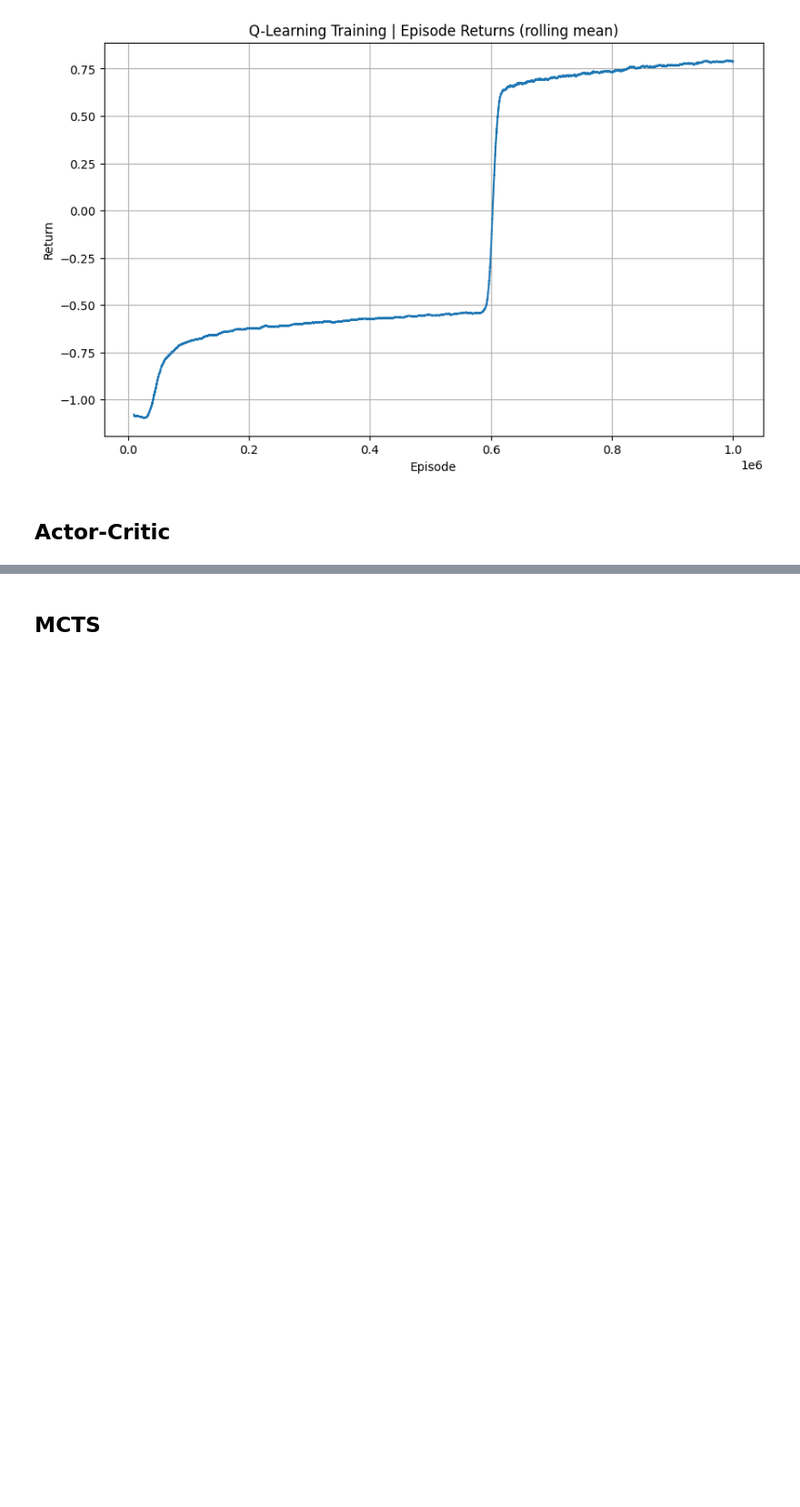
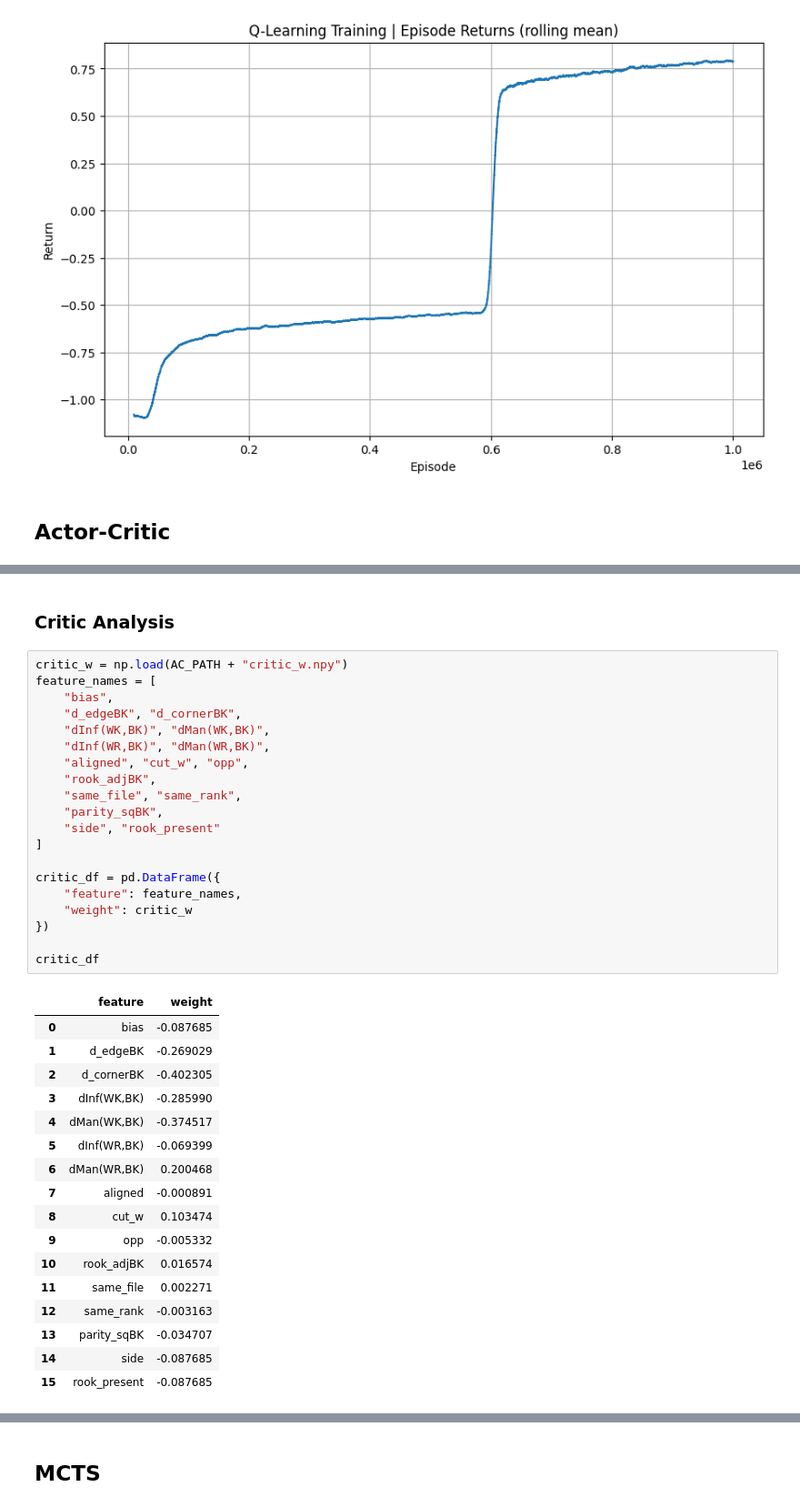
Before and after one commit to giovanni-lucarelli/chess, a Jupyter notebook: results.ipynb, the cells around one changed output, grey strips where cells are left out. Shown: that part at 91% size. Drawn from its saved outputs; the diff is of its cells as text; blank space fills up the shorter version.

```diff
--- a/results.ipynb
+++ b/results.ipynb
@@ -444,0 +459,40 @@ df
+# %% [markdown]
+### Critic Analysis
+# %%
+critic_w = np.load(AC_PATH + "critic_w.npy")
+feature_names = [
+    "bias",
+    "d_edgeBK", "d_cornerBK",
+    "dInf(WK,BK)", "dMan(WK,BK)",
+    "dInf(WR,BK)", "dMan(WR,BK)",
+    "aligned", "cut_w", "opp",
+    "rook_adjBK",
+    "same_file", "same_rank",
+    "parity_sqBK",
+    "side", "rook_present"
+]
+
+critic_df = pd.DataFrame({
+    "feature": feature_names,
+    "weight": critic_w
+})
+
+critic_df
+# %% [output]
+|  | feature | weight |
+| 0 | bias | -0.087685 |
+| 1 | d_edgeBK | -0.269029 |
+| 2 | d_cornerBK | -0.402305 |
+| 3 | dInf(WK,BK) | -0.285990 |
+| 4 | dMan(WK,BK) | -0.374517 |
+| 5 | dInf(WR,BK) | -0.069399 |
+| 6 | dMan(WR,BK) | 0.200468 |
+| 7 | aligned | -0.000891 |
+| 8 | cut_w | 0.103474 |
+| 9 | opp | -0.005332 |
+| 10 | rook_adjBK | 0.016574 |
+| 11 | same_file | 0.002271 |
+| 12 | same_rank | -0.003163 |
+| 13 | parity_sqBK | -0.034707 |
+| 14 | side | -0.087685 |
+| 15 | rook_present | -0.087685 |
```
Also changed, not shown: parts of 7 cells of this notebook, 2 other files.
